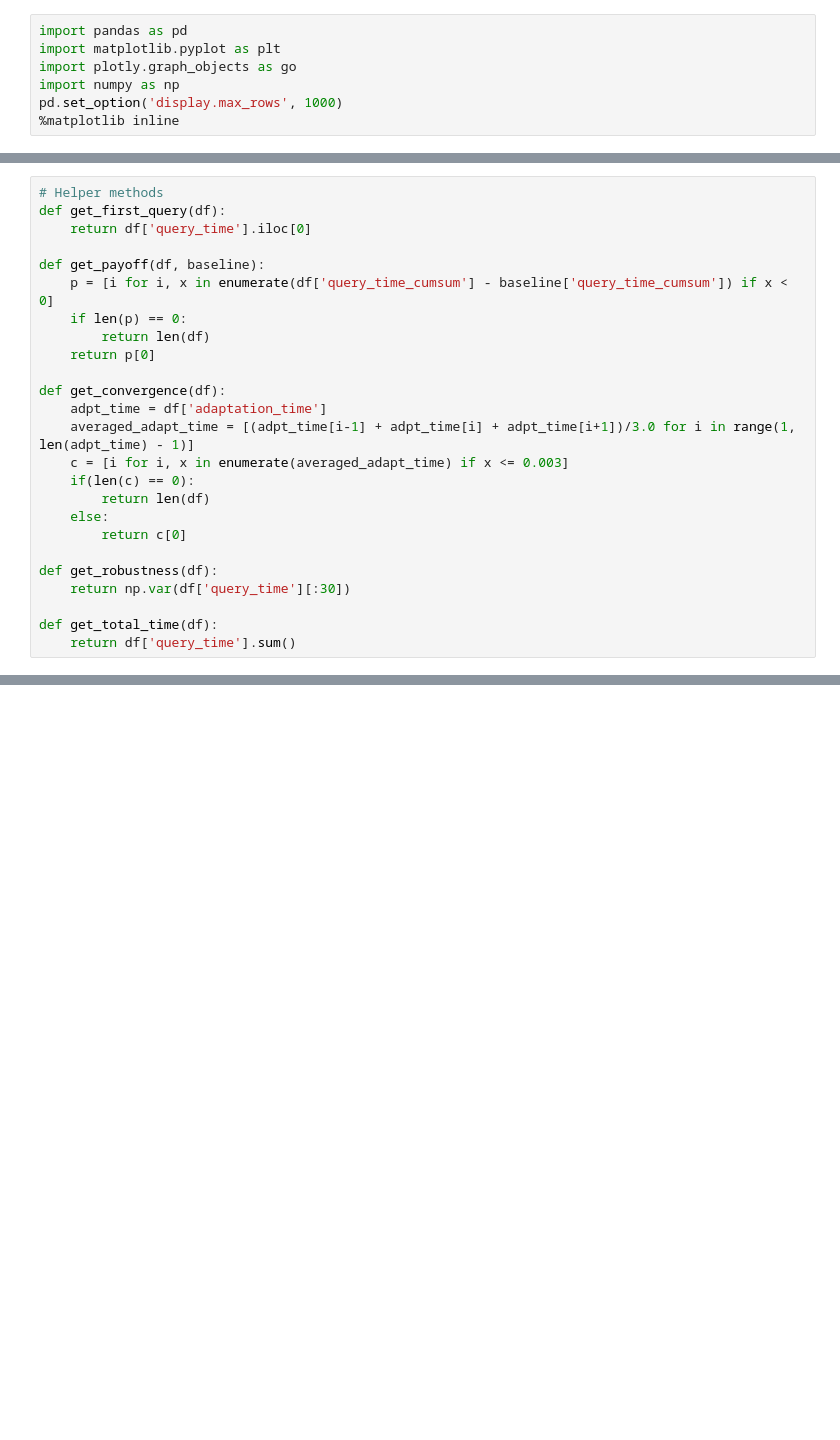
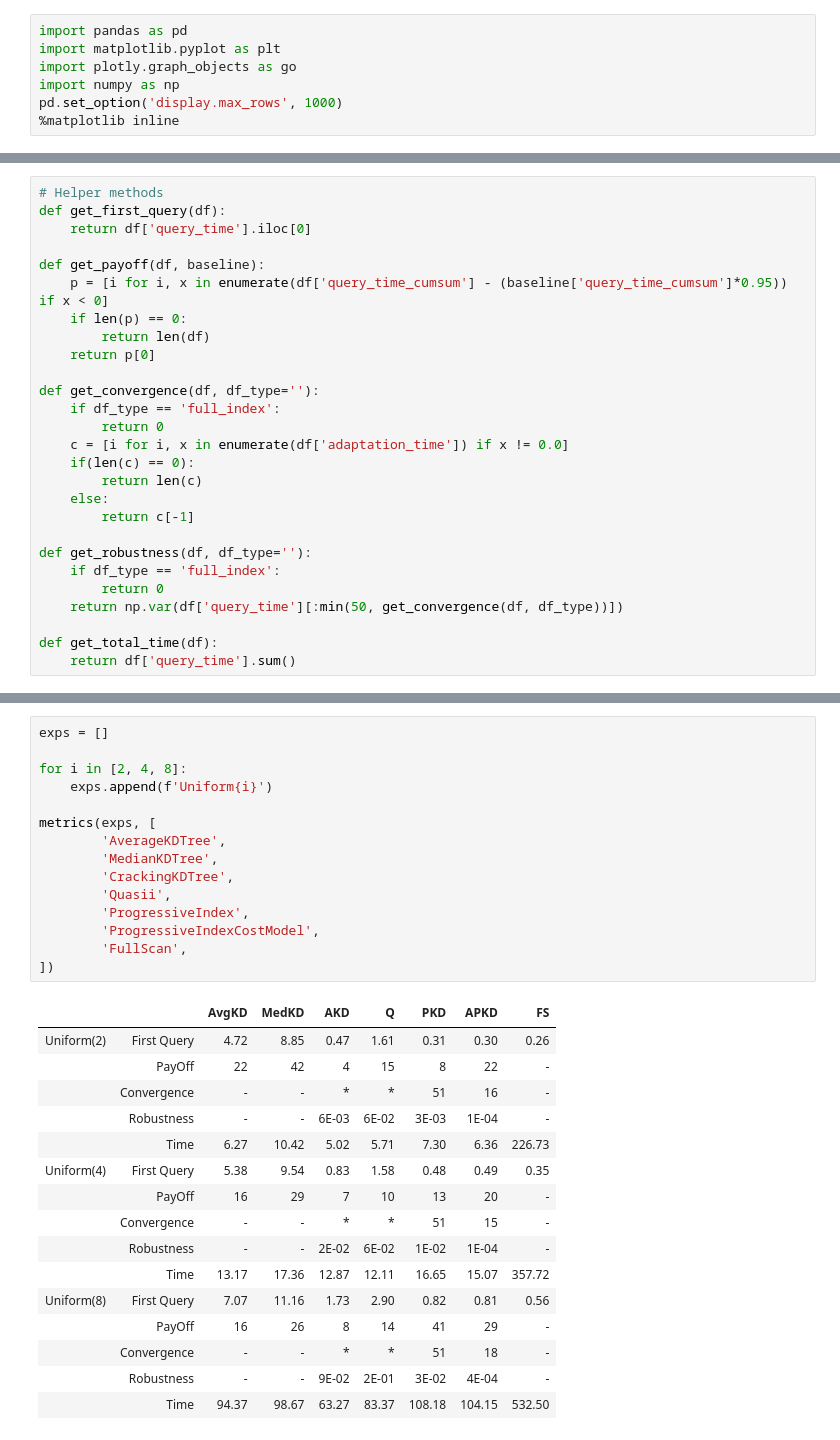
Before and after one commit to pdet/MultidimensionalAdaptiveIndexing, a Jupyter notebook: experiments/plots.ipynb, the cells around one changed output, grey strips where cells are left out. Drawn from its saved outputs; the diff is of its cells as text; blank space fills up the shorter version.

```diff
--- a/experiments/plots.ipynb
+++ b/experiments/plots.ipynb
@@ -192,22 +274,24 @@ def get_first_query(df):
     return df['query_time'].iloc[0]
 
 def get_payoff(df, baseline):
-    p = [i for i, x in enumerate(df['query_time_cumsum'] - baseline['query_time_cumsum']) if x < 0]
+    p = [i for i, x in enumerate(df['query_time_cumsum'] - (baseline['query_time_cumsum']*0.95)) if x < 0]
     if len(p) == 0:
         return len(df)
     return p[0]
 
-def get_convergence(df):
-    adpt_time = df['adaptation_time']
-    averaged_adapt_time = [(adpt_time[i-1] + adpt_time[i] + adpt_time[i+1])/3.0 for i in range(1, len(adpt_time) - 1)]
-    c = [i for i, x in enumerate(averaged_adapt_time) if x <= 0.003]
+def get_convergence(df, df_type=''):
+    if df_type == 'full_index':
+        return 0
+    c = [i for i, x in enumerate(df['adaptation_time']) if x != 0.0]
     if(len(c) == 0):
-        return len(df)
+        return len(c)
     else:
-        return c[0]
+        return c[-1]
 
-def get_robustness(df):
-    return np.var(df['query_time'][:30])
+def get_robustness(df, df_type=''):
+    if df_type == 'full_index':
+        return 0
+    return np.var(df['query_time'][:min(50, get_convergence(df, df_type))])
 
 def get_total_time(df):
     return df['query_time'].sum()
@@ -213,0 +1148,32 @@ def get_total_time(df):
+# %%
+exps = []
+
+for i in [2, 4, 8]:
+    exps.append(f'Uniform{i}')
+
+metrics(exps, [
+        'AverageKDTree',
+        'MedianKDTree',
+        'CrackingKDTree',
+        'Quasii',
+        'ProgressiveIndex',
+        'ProgressiveIndexCostModel',
+        'FullScan',
+])
+# %% [output]
+|  |  | AvgKD | MedKD | AKD | Q | PKD | APKD | FS |
+| Uniform(2) | First Query | 4.72 | 8.85 | 0.47 | 1.61 | 0.31 | 0.30 | 0.26 |
+|  | PayOff | 22 | 42 | 4 | 15 | 8 | 22 | - |
+|  | Convergence | - | - | * | * | 51 | 16 | - |
+|  | Robustness | - | - | 6E-03 | 6E-02 | 3E-03 | 1E-04 | - |
+|  | Time | 6.27 | 10.42 | 5.02 | 5.71 | 7.30 | 6.36 | 226.73 |
+| Uniform(4) | First Query | 5.38 | 9.54 | 0.83 | 1.58 | 0.48 | 0.49 | 0.35 |
+|  | PayOff | 16 | 29 | 7 | 10 | 13 | 20 | - |
+|  | Convergence | - | - | * | * | 51 | 15 | - |
+|  | Robustness | - | - | 2E-02 | 6E-02 | 1E-02 | 1E-04 | - |
+|  | Time | 13.17 | 17.36 | 12.87 | 12.11 | 16.65 | 15.07 | 357.72 |
+| Uniform(8) | First Query | 7.07 | 11.16 | 1.73 | 2.90 | 0.82 | 0.81 | 0.56 |
+|  | PayOff | 16 | 26 | 8 | 14 | 41 | 29 | - |
+|  | Convergence | - | - | * | * | 51 | 18 | - |
+|  | Robustness | - | - | 9E-02 | 2E-01 | 3E-02 | 4E-04 | - |
+|  | Time | 94.37 | 98.67 | 63.27 | 83.37 | 108.18 | 104.15 | 532.50 |
```
Also changed, not shown: parts of 41 cells of this notebook.
